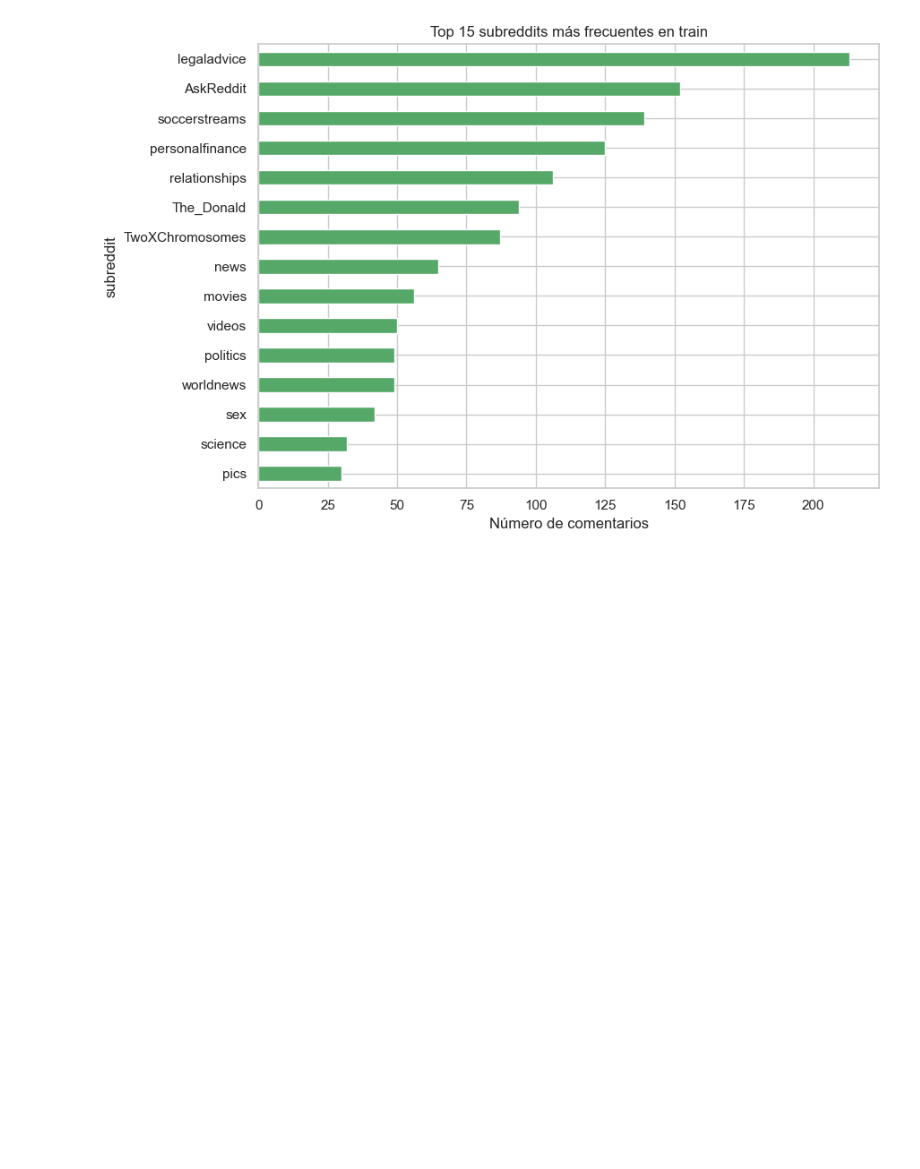
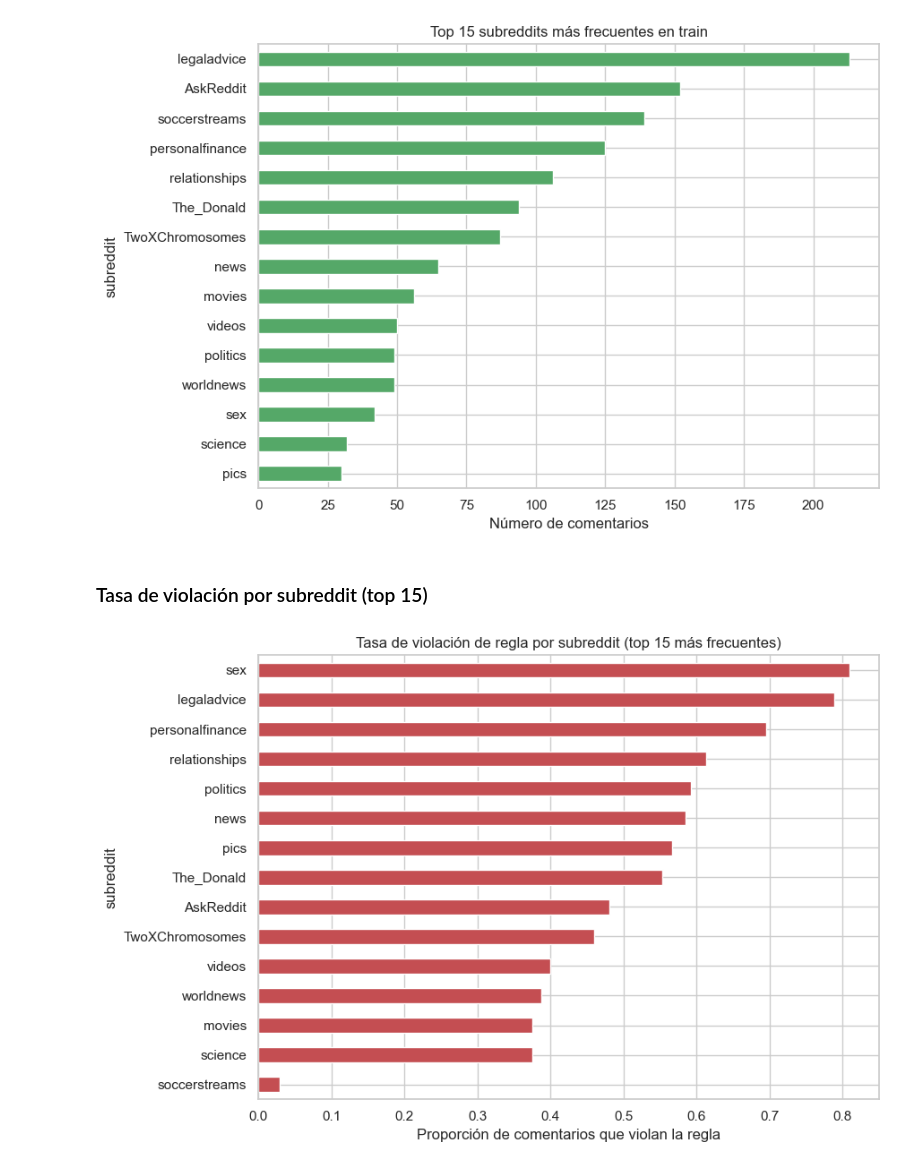
Before and after one commit to belennmm/DataS_Proyecto2, a Jupyter notebook: Proyecto2Analisis.ipynb, the cells around one changed output. Cells and saved outputs as stored; diff of their text form; code cells hidden in the pictures; blank space fills up the shorter version.

```diff
--- a/Proyecto2Analisis.ipynb
+++ b/Proyecto2Analisis.ipynb
@@ -615,3 +615,21 @@ savefig("04_barras_top_subreddits.png")
 plt.show()
 # %% [output]
 [figure]
+# %% [markdown]
+### Tasa de violación por subreddit (top 15)
+# %%
+plt.figure(figsize=(9, 6))
+rate_by_sub = (
+    train[train["subreddit"].isin(top_subs)]
+    .groupby("subreddit")[TARGET].mean()
+    .sort_values(ascending=False)
+)
+rate_by_sub.plot(kind="barh", color="#C44E52")
+plt.title("Tasa de violación de regla por subreddit (top 15 más frecuentes)")
+plt.xlabel("Proporción de comentarios que violan la regla")
+plt.gca().invert_yaxis()
+plt.tight_layout()
+savefig("05_tasa_violacion_por_subreddit.png")
+plt.show()
+# %% [output]
+[figure, added]
```
Also changed, not shown: parts of 14 cells of this notebook, 9 other files.
